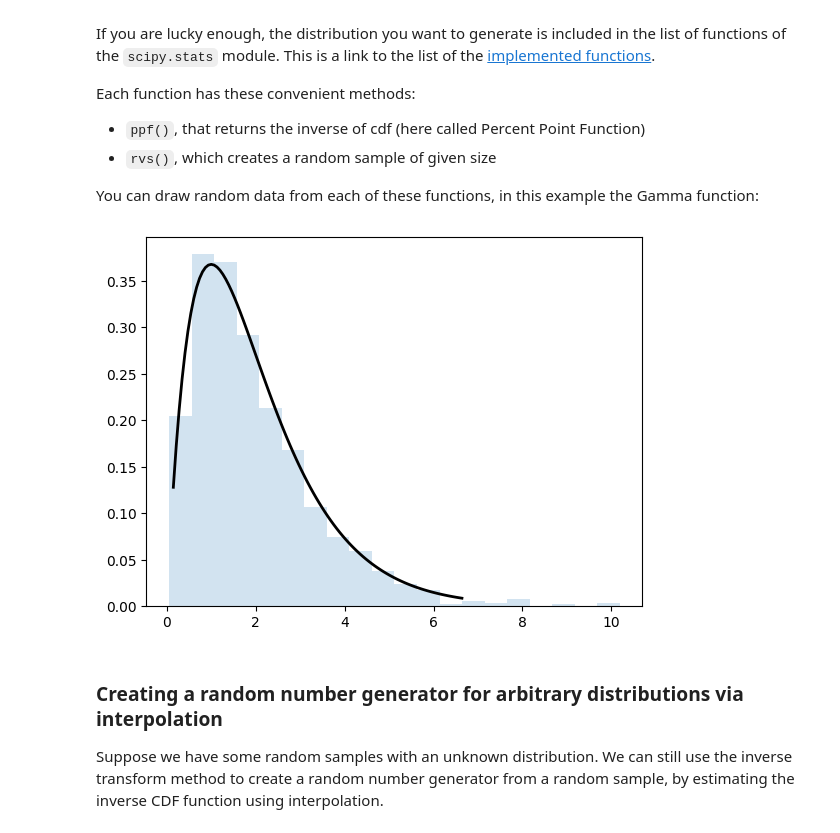
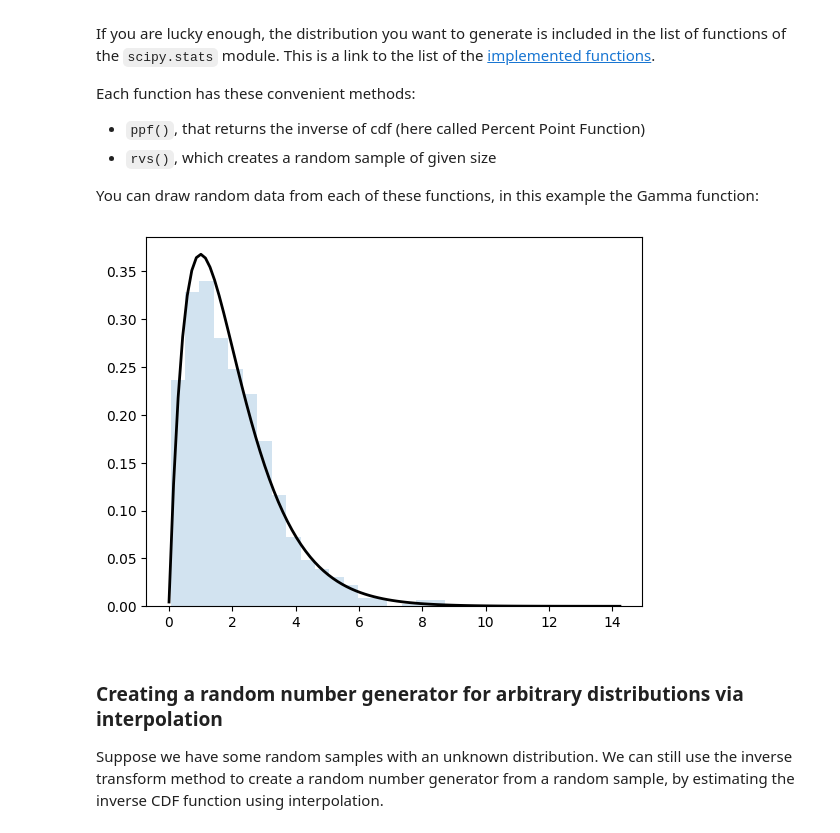
Before and after one commit to francescozanirato/ScientificComputingWithPython2023, a Jupyter notebook: 11_montecarlo.ipynb, the cells around one changed output. Saved outputs shown, nothing was run; the diff lists cells and outputs as text; code cells hidden in the pictures.

```diff
--- a/11_montecarlo.ipynb
+++ b/11_montecarlo.ipynb
@@ -217,18 +217,18 @@ You can draw random data from each of these functions, in this example the Gamma
 # %%
 from scipy.stats import gamma
 a = 2. # set function parameters
 
-x = np.linspace(gamma.ppf(0.01, a), gamma.ppf(0.99, a), 100)
+x = np.linspace(gamma.ppf(0.00001, a), gamma.ppf(0.99999, a), 100)
 fig, ax = plt.subplots(1, 1)
 
 # plot the function
 _ = ax.plot(x, gamma(a).pdf(x), 'k-', lw=2)
 
 # generate a sample r according to the gamma function
 r = gamma.rvs(a, size=1000)
 _ = ax.hist(r, 20, density=True, histtype='stepfilled', alpha=0.2)
 # %% [output]
-[figure, old version]
+[figure, new version]
 # %% [markdown]
 ### Creating a random number generator for arbitrary distributions via interpolation
 
```
Also changed, not shown: parts of 12 cells of this notebook.
